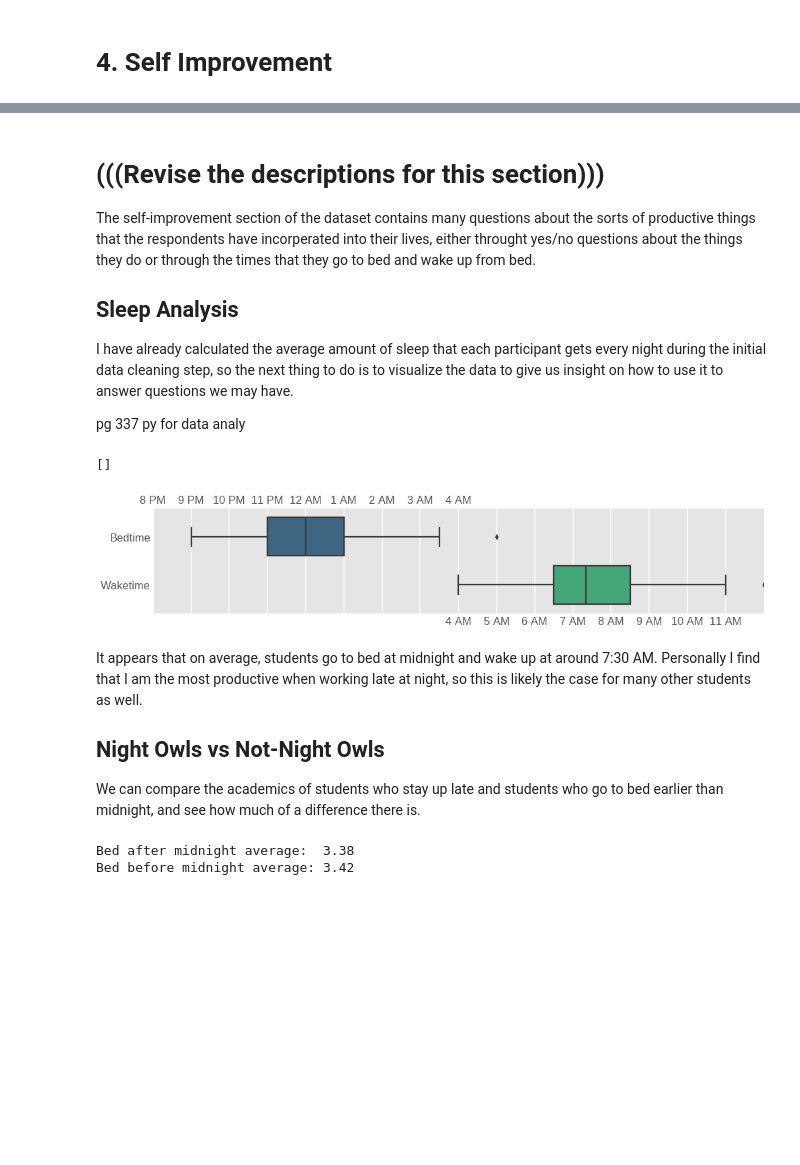
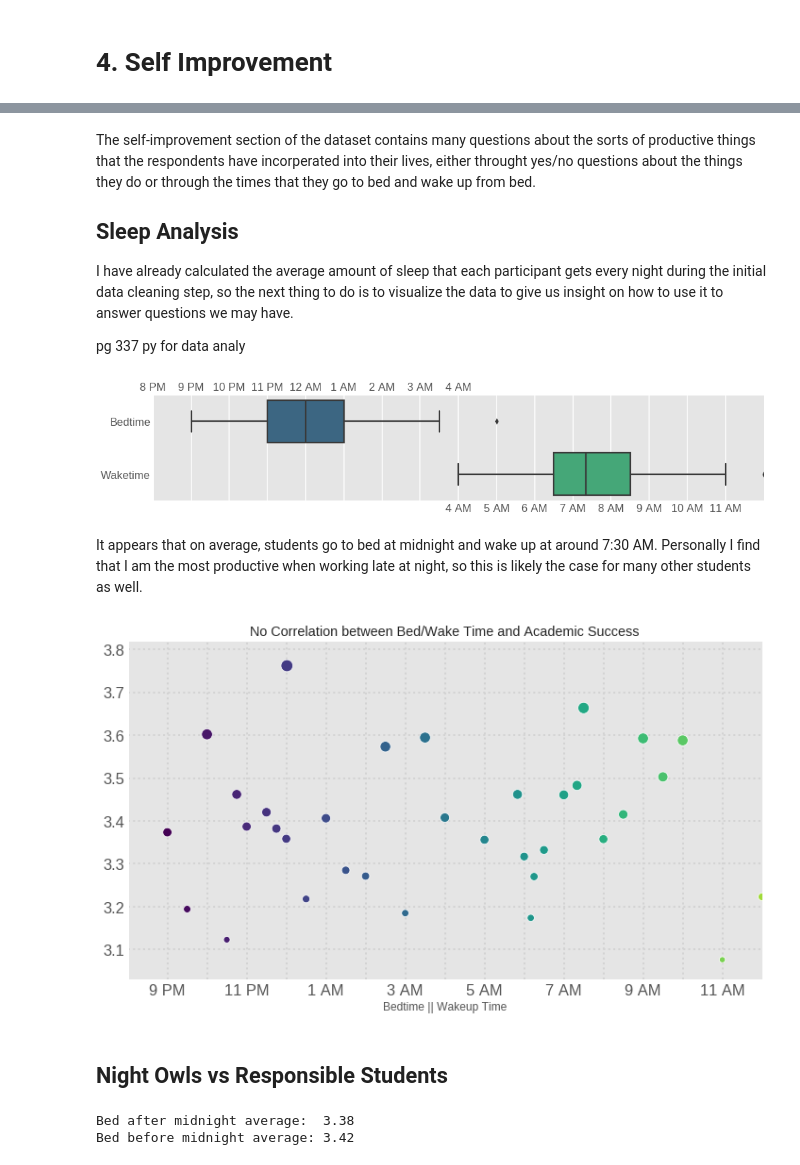
Before and after one commit to dennisfarmer/Factors-of-Academic-Success, a Jupyter notebook: eda.ipynb, the cells around one changed output, grey strips where cells are left out. Cells and saved outputs as stored; diff of their text form; code cells hidden in the pictures; blank space fills up the shorter version.

```diff
--- a/eda.ipynb
+++ b/eda.ipynb
@@ -526,7 +530,6 @@ surveydata[improvement].sample(n=5, random_state=5)
 | 2020-02-19 18:16:24.451 | 23:45:00 | 8.25 | 08:00:00 | 0.0 | 1.0 | 1.0 | 1.0 | 0.0 | ... |
 | 2020-03-04 12:18:13.644 | 00:00:00 | 9.00 | 09:00:00 | 0.0 | 0.0 | 0.0 | 0.0 | 0.0 | ... |
 # %% [markdown]
-# (((Revise the descriptions for this section)))
 The self-improvement section of the dataset contains many questions about the sorts of productive things that the respondents have incorperated into their lives, either throught yes/no questions about the things they do or through the times that they go to bed and wake up from bed.
 
 ## Sleep Analysis
@@ -557,38 +560,35 @@ sns.boxplot(ax=ax, orient="h",
 #ax.set(title="Distribution of Sleep Times Among Students")
 
 xticks = []
 for t in range(min_arange, max_arange, 60):
     td = (dt.datetime(1970,1,1)+dt.timedelta(minutes=int(t))).hour
     if td < 12:
         td = 12 if td == 0 else td
         xticks.append(f"{td} AM")
     else:
         td = 24 if td == 12 else td
         xticks.append(f"{td-12} PM")
 
 xticks_top = xticks[:9]
 xticks_bottom = [""]*(len(xticks_top)-1) + xticks[8:]
 
 ax.set_xlim(min_arange, max_arange)
 ax.set_xticks(np.arange(min_arange, max_arange, 60))
 ax.set_xticklabels(xticks_bottom)
 
 ax_top = ax.twiny()
 ax_top.set_xlim(min_arange, max_arange)
 ax_top.set_xticks(np.arange(min_arange, max_arange, 60))
 ax_top.set_xticklabels(xticks_top)
 
 
 plt.yticks([0,1], ["Bedtime", "Waketime"])
+
 plt.grid(False)
 
 plt.savefig('Graphs/SI_sleeptimes.png')
-plt.plot()
+plt.show()
 # %% [output]
-[]
-[figure, old version]
+[figure, new version]
 # %% [markdown]
 It appears that on average, students go to bed at midnight and wake up at around 7:30 AM. Personally I find that I am the most productive when working late at night, so this is likely the case for many other students as well.
-
-## Night Owls vs Not-Night Owls
-We can compare the academics of students who stay up late and students who go to bed earlier than midnight, and see how much of a difference there is.
@@ -595,3 +600,47 @@ We can compare the academics of students who stay up late and students who go to
+# %%
+plt.style.use('ggplot')
+rcParams['font.family'] = "sans-serif"
+
+data = pd.merge(left=bed, right=wake, how="outer")
+data.time = data.time.astype(float)
+
+fig, ax = plt.subplots(figsize=figsize)
+
+
+
+ax = sns.scatterplot(x="time", y="i_score", hue="time", size="i_score", data=data, palette = "viridis", legend=False)
+
+min_arange = ((min(go_to_bed)//60)-1)*60
+#max_arange = ((max(up_from_bed)//60)+1)*60
+max_arange = 2160
+
+xticks = []
+for t in range(min_arange, max_arange, 60):
+    td = (dt.datetime(1970,1,1)+dt.timedelta(minutes=int(t))).hour
+    if td < 12:
+        td = 12 if td == 0 else td
+        xticks.append(f"{td} AM")
+    else:
+        td = 24 if td == 12 else td
+        xticks.append(f"{td-12} PM")
+
+xticks[::2] = [""]*len(xticks[::2])
+
+ax.set_xlim(min_arange, max_arange)
+ax.set_xticks(np.arange(min_arange, max_arange, 60))
+ax.set_xticklabels(xticks)
+
+ax.set(xlabel="Bedtime || Wakeup Time",
+       ylabel="",
+       title="No Correlation between Bed/Wake Time and Academic Success")
+
+plt.grid(color="#D3D3D3", linestyle=':', linewidth=2)
+plt.savefig('Graphs/FOAS_corr_bedwake_iscore.png')
+plt.show()
+# %% [output]
+[figure, added]
+# %% [markdown]
+## Night Owls vs Responsible Students
 # %%
 bedtime_12_or_later = pd.Series(map(lambda t: True if t >= 1440 else False, go_to_bed))
 bedtime_earlier_12 = ~bedtime_12_or_later
```
Also changed, not shown: parts of 21 cells of this notebook, 5 other files.
